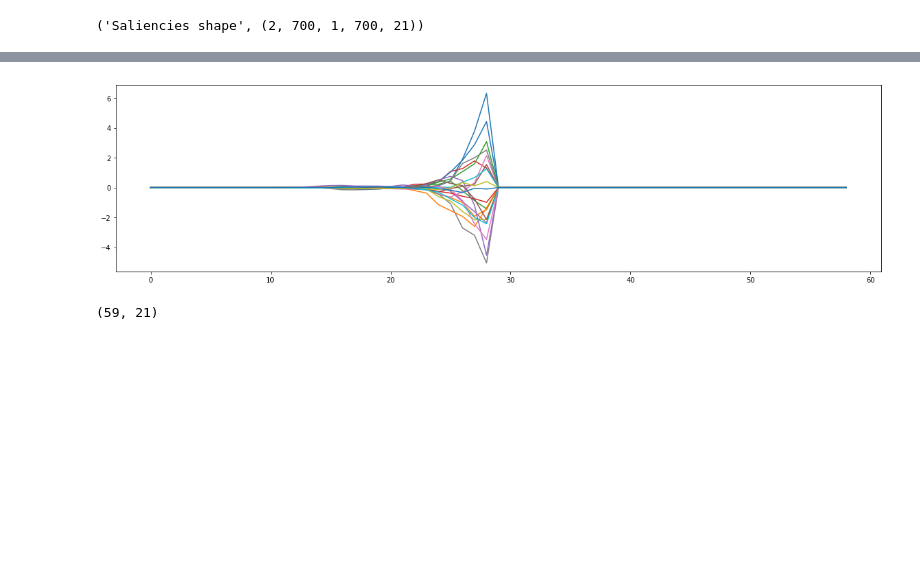
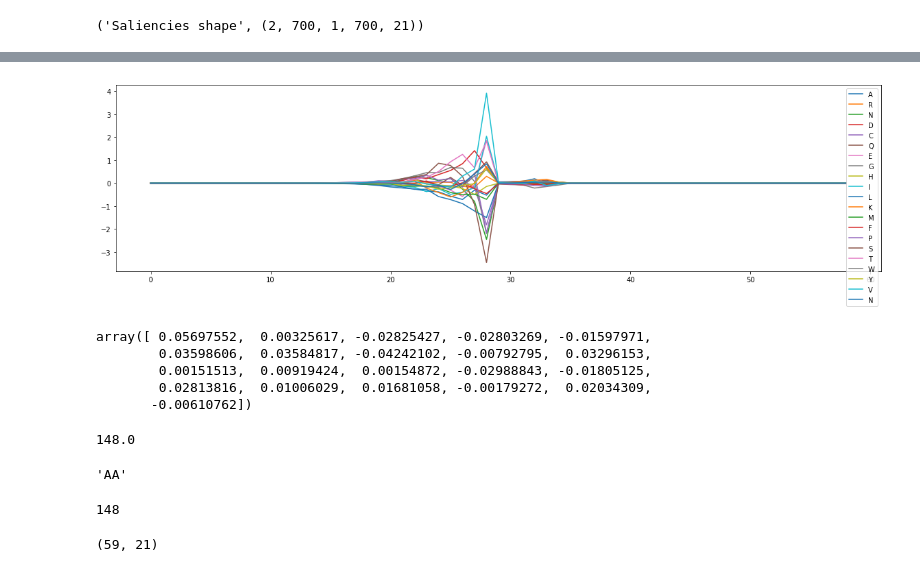
Before and after one commit to Juillermo/saliencyPSSP, a Jupyter notebook: Testing.ipynb, the cells around one changed output, grey strips where cells are left out. Drawn from its saved outputs; the diff is of its cells as text; code cells hidden in the pictures; blank space fills up the shorter version.

```diff
--- a/Testing.ipynb
+++ b/Testing.ipynb
@@ -94,14 +102,4 @@ X_am, X_pssm, mask, labels_test = load_data("test_saliency/", 2)
 # %%
-from StandAlone.bin.executable import convertPredictQ8Result2HumanReadable
-from test_saliency.saliency import decode
-
-with open("test_saliency/predictions.pkl", 'rb') as f:
-    predictions = pickle.load(f)
-print predictions.shape
-
-ssConvertMap = {0: 'C', 1: 'B', 2: 'E', 3: 'G', 4: 'I', 5: 'H', 6: 'S', 7: 'T', 8: ''}
-window = 29 # 29 aminoacids per side
-
 for target_class in range(8):
     print "Class ", ssConvertMap[target_class]
 
@@ -119,11 +117,11 @@ for target_class in range(8):
         init = 0
     end = pos + window + 1
 
-    gato = decode( X_test_am[seq] )
+    gato = decode( X_am[seq] )
     print "Aminoacids ", gato[ init:pos ], gato[ pos ], gato[ pos+1:end ]
     perro = convertPredictQ8Result2HumanReadable( predictions[seq] )
     print "Predictions", perro[init:pos], perro[pos], perro[pos+1:end]
-    conejo = "".join([ssConvertMap[el] for el in labels_test[seq]])
+    conejo = "".join([ssConvertMap[el] for el in labels[seq]])
     print "True labels", conejo[init:pos], conejo[pos], conejo[pos+1:end], "\n"
 
     #gradients = theano.gradient.grad(model.outputs[0][seq,pos,target_class], wrt=[model.inputs[0], model.inputs[1]])
@@ -140,8 +138,9 @@ max_target (546, 0)
 value:  0.9999999
 NameError: name 'X_test_am' is not defined
 # %%
-import pickle
-with open("test_saliency/saliencies.pkl", "rb") as f:
+target_class = "H"
+seq = 1
+with open("test_saliency/saliencies"+str(seq)+target_class+".pkl", "rb") as f:
     saliencies = pickle.load(f)
     saliencies = np.array(saliencies)
     print("Saliencies shape", saliencies.shape)
@@ -189,27 +191,48 @@ ax.plot(total)
 # %%
 total = np.zeros((2*window + 1, 21))
 for pos in range(int(sum(mask[seq]))):
     if pos > window:
         init = pos - window
-        total[:window] += np.sum(saliencies[:,pos,seq,init:pos,:], axis=0)
+        total[:window] += np.sum(saliencies[:,pos,0,init:pos,:], axis=0)
     elif pos != 0:
         init = window - pos
-        total[init:window] += np.sum(saliencies[:,pos,seq,0:pos,:], axis=0)
+        total[init:window] += np.sum(saliencies[:,pos,0,0:pos,:], axis=0)
 
-    total[window] = np.sum(saliencies[:,pos,seq,pos,:], axis=0)
+    total[window] = np.sum(saliencies[:,pos,0,pos,:], axis=0)
 
     if pos + window + 1 <= sum(mask[seq]):
         end = pos + window + 1
-        total[window+1:] = np.sum(saliencies[:,pos,seq,pos+1:end,:], axis=0)
+        total[window+1:] = np.sum(saliencies[:,pos,0,pos+1:end,:], axis=0)
     elif pos != int(sum(mask[seq])):
         end = int(sum(mask[seq]))
-        total[window+1:-(pos+window+1-end)] = np.sum(saliencies[:,pos,seq,pos+1:end,:], axis=0)
+        total[window+1:-(pos+window+1-end)] = np.sum(saliencies[:,pos,0,pos+1:end,:], axis=0)
 
 fig, ax = plt.subplots(figsize=(20,5))
 for el in range(21):
-    plt.plot(total[:,el])
+    ax.plot(total[:,el], label=aaString_Fang[el])
+    ax.legend()
 # %% [output]
-[figure, old version]
+[figure, new version]
+# %%
+total[window]
+# %% [output]
+array([ 0.05697552,  0.00325617, -0.02825427, -0.02803269, -0.01597971,
+        0.03598606,  0.03584817, -0.04242102, -0.00792795,  0.03296153,
+        0.00151513,  0.00919424,  0.00154872, -0.02988843, -0.01805125,
+        0.02813816,  0.01006029,  0.01681058, -0.00179272,  0.02034309,
+       -0.00610762])
+# %%
+sum(mask[1])
+# %% [output]
+148.0
+# %%
+decode(X_am[seq,149:151])
+# %% [output]
+'AA'
+# %%
+end
+# %% [output]
+148
 # %%
 total.shape
 # %% [output]
```
Also changed, not shown: parts of 7 cells of this notebook, 3 other files.
